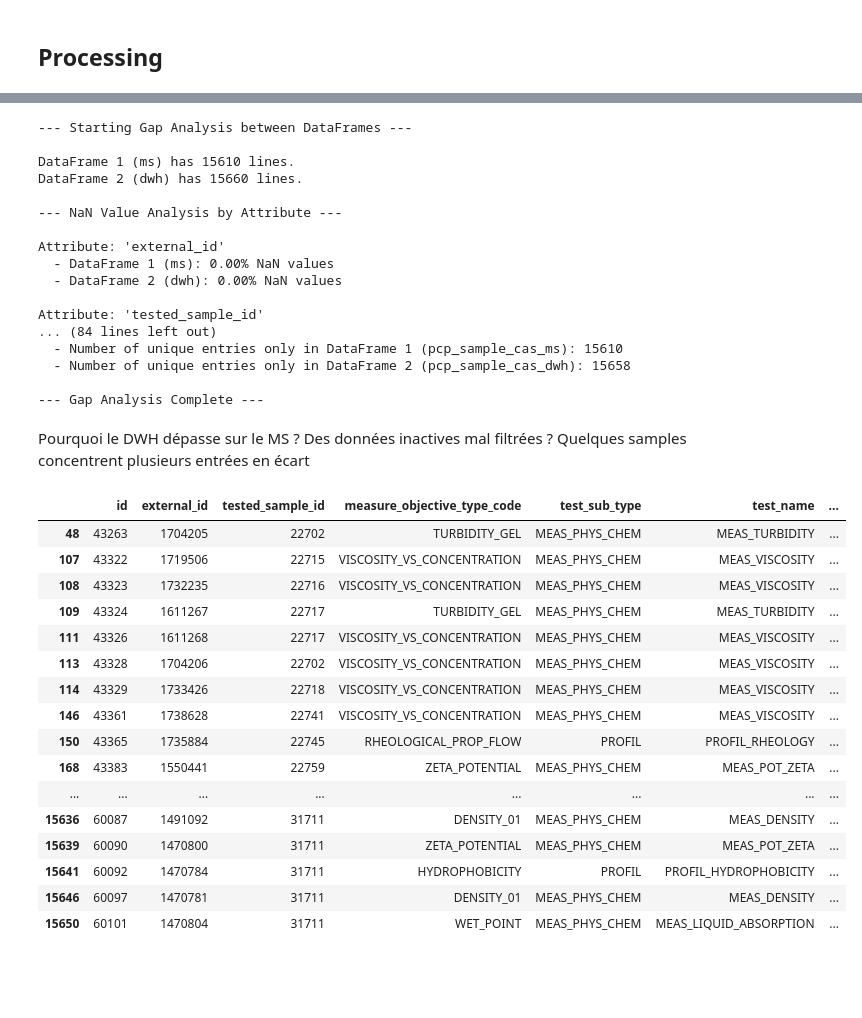
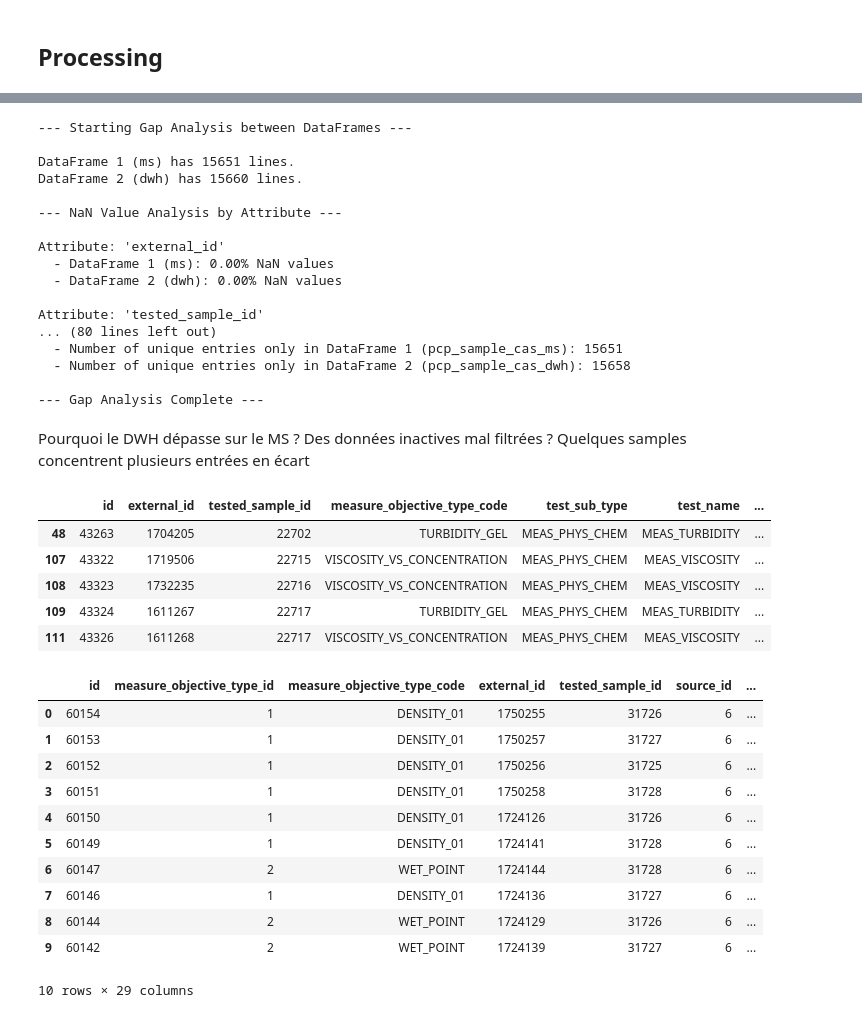
Before and after one commit to bleroux-oa/recettes-msr, a Jupyter notebook: recette_msr_v2.ipynb, the cells around one changed output, grey strips where cells are left out. Cells and saved outputs as stored; diff of their text form; code cells hidden in the pictures; blank space fills up the shorter version.

```diff
--- a/recette_msr_v2.ipynb
+++ b/recette_msr_v2.ipynb
@@ -12,8 +12,8 @@ client = bigquery.Client()
 pcp_sample_cas_ms = pd.read_excel("Data_msr_v2/samples-RMPCP-CAS.xlsx")
 pcp_sample_cosmetochem_ms = pd.read_excel("Data_msr_v2/samples-RMPCP-COSMETOCHEM.xlsx")
 pcp_sample_echa_ms = pd.read_excel("Data_msr_v2/samples-RMPCP-ECHA.xlsx")
-pcp_sample_lims_ms = pd.read_excel("Data_msr_v2/samples-RMPCP-LIMS-29JUL.xlsx")
-pcp_test_lims_ms = pd.read_excel("Data_msr_v2/Tests-RMPCP-LIMS-30JUL.xlsx")
+pcp_sample_lims_ms = pd.read_excel("Data_msr_v2/samples-RMPCP-LIMS-01AUG.xlsx")
+pcp_test_lims_ms = pd.read_excel("Data_msr_v2/Tests-RMPCP-LIMS-01AUG.xlsx")
 # %%
 pcp_sample_cas_ms["id"] = pcp_sample_cas_ms["id"].astype(str)
 pcp_sample_cas_ms["external_id"] = pcp_sample_cas_ms["external_id"].astype(str)
@@ -639,7 +708,7 @@ gap_analysis_dataframes_test(pcp_test_lims_ms, pcp_test_lims_dwh)
 # %% [output]
 --- Starting Gap Analysis between DataFrames ---
 
-DataFrame 1 (ms) has 15610 lines.
+DataFrame 1 (ms) has 15651 lines.
 DataFrame 2 (dwh) has 15660 lines.
 
 --- NaN Value Analysis by Attribute ---
@@ -649,31 +718,36 @@ Attribute: 'external_id'
   - DataFrame 2 (dwh): 0.00% NaN values
 
 Attribute: 'tested_sample_id'
-... (84 lines left out)
-  - Number of unique entries only in DataFrame 1 (pcp_sample_cas_ms): 15610
+... (80 lines left out)
+  - Number of unique entries only in DataFrame 1 (pcp_sample_cas_ms): 15651
   - Number of unique entries only in DataFrame 2 (pcp_sample_cas_dwh): 15658
 
 --- Gap Analysis Complete ---
 # %% [markdown]
 Pourquoi le DWH dépasse sur le MS ? Des données inactives mal filtrées ? Quelques samples concentrent plusieurs entrées en écart
 # %%
-# Inspect 50 entries in DWH not in MS
-pcp_test_lims_dwh[~(pcp_test_lims_dwh["id"].isin(pcp_test_lims_ms["id"]))]
+# Inspect entries in DWH not in MS
+pcp_test_lims_dwh[~(pcp_test_lims_dwh["id"].isin(pcp_test_lims_ms["id"]))].head()
 # %% [output]
 |  | id | external_id | tested_sample_id | measure_objective_type_code | test_sub_type | test_name | ... |
 | 48 | 43263 | 1704205 | 22702 | TURBIDITY_GEL | MEAS_PHYS_CHEM | MEAS_TURBIDITY | ... |
 | 107 | 43322 | 1719506 | 22715 | VISCOSITY_VS_CONCENTRATION | MEAS_PHYS_CHEM | MEAS_VISCOSITY | ... |
 | 108 | 43323 | 1732235 | 22716 | VISCOSITY_VS_CONCENTRATION | MEAS_PHYS_CHEM | MEAS_VISCOSITY | ... |
 | 109 | 43324 | 1611267 | 22717 | TURBIDITY_GEL | MEAS_PHYS_CHEM | MEAS_TURBIDITY | ... |
 | 111 | 43326 | 1611268 | 22717 | VISCOSITY_VS_CONCENTRATION | MEAS_PHYS_CHEM | MEAS_VISCOSITY | ... |
-| 113 | 43328 | 1704206 | 22702 | VISCOSITY_VS_CONCENTRATION | MEAS_PHYS_CHEM | MEAS_VISCOSITY | ... |
-| 114 | 43329 | 1733426 | 22718 | VISCOSITY_VS_CONCENTRATION | MEAS_PHYS_CHEM | MEAS_VISCOSITY | ... |
-| 146 | 43361 | 1738628 | 22741 | VISCOSITY_VS_CONCENTRATION | MEAS_PHYS_CHEM | MEAS_VISCOSITY | ... |
-| 150 | 43365 | 1735884 | 22745 | RHEOLOGICAL_PROP_FLOW | PROFIL | PROFIL_RHEOLOGY | ... |
-| 168 | 43383 | 1550441 | 22759 | ZETA_POTENTIAL | MEAS_PHYS_CHEM | MEAS_POT_ZETA | ... |
-| ... | ... | ... | ... | ... | ... | ... | ... |
-| 15636 | 60087 | 1491092 | 31711 | DENSITY_01 | MEAS_PHYS_CHEM | MEAS_DENSITY | ... |
-| 15639 | 60090 | 1470800 | 31711 | ZETA_POTENTIAL | MEAS_PHYS_CHEM | MEAS_POT_ZETA | ... |
-| 15641 | 60092 | 1470784 | 31711 | HYDROPHOBICITY | PROFIL | PROFIL_HYDROPHOBICITY | ... |
-| 15646 | 60097 | 1470781 | 31711 | DENSITY_01 | MEAS_PHYS_CHEM | MEAS_DENSITY | ... |
-| 15650 | 60101 | 1470804 | 31711 | WET_POINT | MEAS_PHYS_CHEM | MEAS_LIQUID_ABSORPTION | ... |
+# %%
+# Inspect entries in MS not in DWH (if consecutive IDs dated today its probably just due to DWH lag)
+pcp_test_lims_ms[~(pcp_test_lims_ms["id"].isin(pcp_test_lims_dwh["id"]))].head(10)
+# %% [output]
+|  | id | measure_objective_type_id | measure_objective_type_code | external_id | tested_sample_id | source_id | ... |
+| 0 | 60154 | 1 | DENSITY_01 | 1750255 | 31726 | 6 | ... |
+| 1 | 60153 | 1 | DENSITY_01 | 1750257 | 31727 | 6 | ... |
+| 2 | 60152 | 1 | DENSITY_01 | 1750256 | 31725 | 6 | ... |
+| 3 | 60151 | 1 | DENSITY_01 | 1750258 | 31728 | 6 | ... |
+| 4 | 60150 | 1 | DENSITY_01 | 1724126 | 31726 | 6 | ... |
+| 5 | 60149 | 1 | DENSITY_01 | 1724141 | 31728 | 6 | ... |
+| 6 | 60147 | 2 | WET_POINT | 1724144 | 31728 | 6 | ... |
+| 7 | 60146 | 1 | DENSITY_01 | 1724136 | 31727 | 6 | ... |
+| 8 | 60144 | 2 | WET_POINT | 1724129 | 31726 | 6 | ... |
+| 9 | 60142 | 2 | WET_POINT | 1724139 | 31727 | 6 | ... |
+10 rows × 29 columns
```
Also changed, not shown: parts of 39 cells of this notebook, 4 other files.
